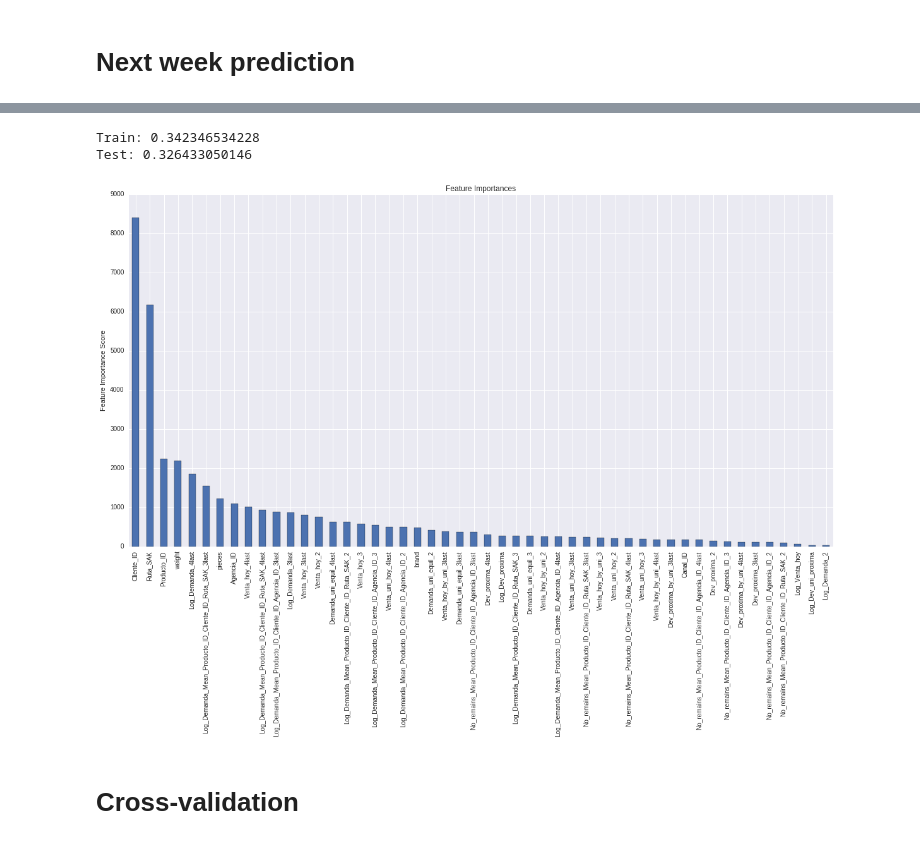
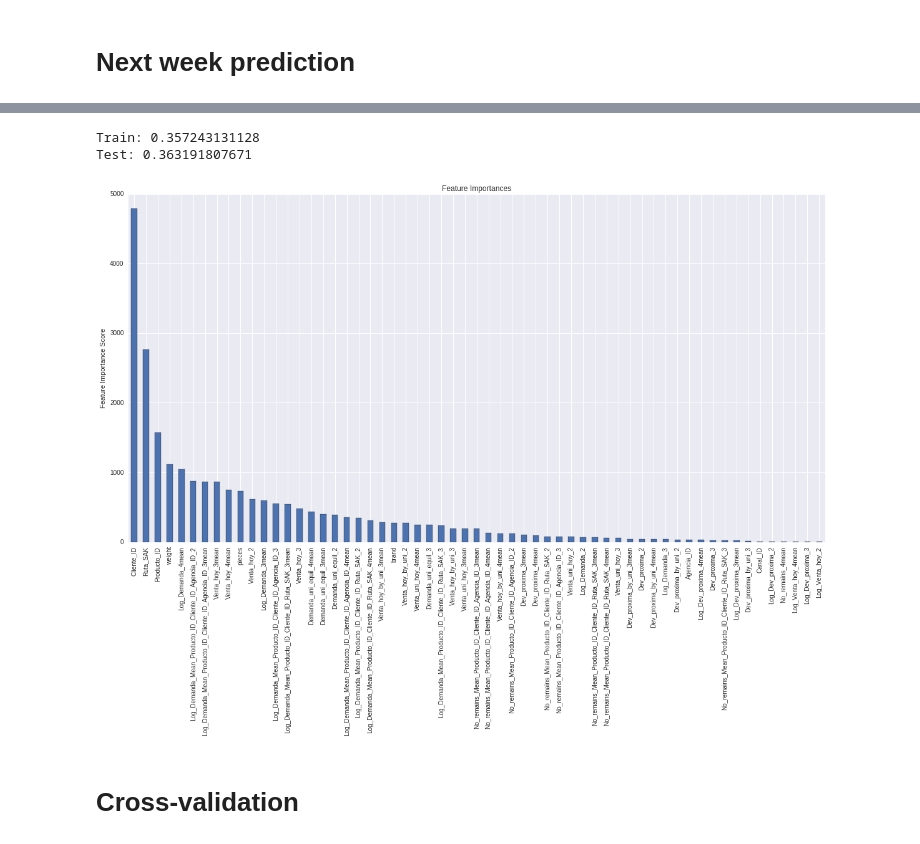
Before and after one commit to ValIlya/KB, a Jupyter notebook: models/xgboost_v2.ipynb, the cells around one changed output, grey strips where cells are left out. Saved outputs shown, nothing was run; the diff lists cells and outputs as text; code cells hidden in the pictures.

```diff
--- a/models/xgboost_v2.ipynb
+++ b/models/xgboost_v2.ipynb
@@ -39,6 +34,7 @@ data_train.head()
 # %%
-means_by_split = [x for x in data_train.columns if 'Mean' in x and not(x[-2] == '_' or x[-4:] == 'last')] #its mean, its not a lag
-print(means_by_split)
-data_for_model = data_train.drop([u'Town', u'State', u'Venta_uni_hoy', u'Venta_hoy', u'Dev_uni_proxima',
-       u'Dev_proxima', u'Demanda_uni_equil', u'Dev_proxima_by_uni', u'No_remains',
-        u'Venta_hoy_by_uni', u'Ordered'] + means_by_split, axis=1).set_index(u'Semana')
+means_by_split = [x for x in data.columns if
+                    'Mean' in x and not (x[-2] == '_' or x[-4:] == 'mean')]  # its mean, its not a lag
+data = data.drop(['Log_Dev_proxima', 'Log_Dev_uni_proxima',
+                  'Log_Venta_hoy', 'Venta_uni_hoy', 'Venta_hoy',
+                  'Dev_proxima', 'Demanda_uni_equil', 'Dev_proxima_by_uni', 'No_remains',
+                  'Venta_hoy_by_uni'] + means_by_split, axis=1).set_index('Semana')
@@ -81,20 +82,19 @@ def plot_feature_importances(xgb_model):
     feat_imp.plot(kind='bar', title='Feature Importances')
     plt.ylabel('Feature Importance Score')
 # %%
-# param = clf.best_params_
 param = {
  'learning_rate': 0.3,
- 'gamma': 1,
- 'max_depth': 16,
- 'min_child_weight': 18,
+ 'gamma': 0,
+ 'max_depth': 10,
+ 'min_child_weight': 22,
  'n_estimators': 100,
  'subsample': 0.8,
  'colsample_bytree': 0.8
 }
 
-xgb_model = xgb.XGBRegressor()
-xgb_model.set_params(**param)
+xgb_model_week8 = xgb.XGBRegressor()
+xgb_model_week8.set_params(**param)
 
-xgb_model.fit(X_train[feat_week10], y_train)
+xgb_model_week8.fit(X_train_week8, y_train)
 # %% [output]
 XGBRegressor(base_score=0.5, colsample_bylevel=1, colsample_bytree=0.8,
@@ -125,17 +120,17 @@ X_train2.shape, X_train.shape
 # %%
 param = {
  'learning_rate': 0.3,
- 'gamma': 1,
- 'max_depth': 16,
- 'min_child_weight': 18,
+ 'gamma': 0,
+ 'max_depth': 10,
+ 'min_child_weight': 24,
  'n_estimators': 100,
  'subsample': 0.8,
  'colsample_bytree': 0.8
 }
 
-xgb_model2 = xgb.XGBRegressor()
-xgb_model2.set_params(**param)
+xgb_model_week9 = xgb.XGBRegressor()
+xgb_model_week9.set_params(**param)
 
-xgb_model2.fit(X_train2[feat_week11], y_train)
+xgb_model_week9.fit(X_train_week9, y_train)
 # %% [output]
 XGBRegressor(base_score=0.5, colsample_bylevel=1, colsample_bytree=0.8,
@@ -144,12 +139,13 @@ XGBRegressor(base_score=0.5, colsample_bylevel=1, colsample_bytree=0.8,
        objective='reg:linear', reg_alpha=0, reg_lambda=1,
        scale_pos_weight=1, seed=0, silent=True, subsample=0.8)
 # %%
-plot_feature_importances(xgb_model2)
+plot_feature_importances(xgb_model_week9)
 
-print('Train:', np.sqrt(mean_squared_error(y_train, xgb_model2.predict(X_train2[feat_week11]))))
-print('Test:', np.sqrt(mean_squared_error(y_test, xgb_model2.predict(X_test2[feat_week11]))))
+print('Train:', np.sqrt(mean_squared_error(y_train, xgb_model_week9.predict(X_train_week9))))
+print('Test:', np.sqrt(mean_squared_error(y_test_week9,
+                                          xgb_model_week9.predict(X_test_week9))))
 # %% [output]
-Train: 0.342346534228
-Test: 0.326433050146
+Train: 0.357243131128
+Test: 0.363191807671
-[figure, old version]
+[figure, new version]
 # %%
```
Also changed, not shown: parts of 19 cells of this notebook.
